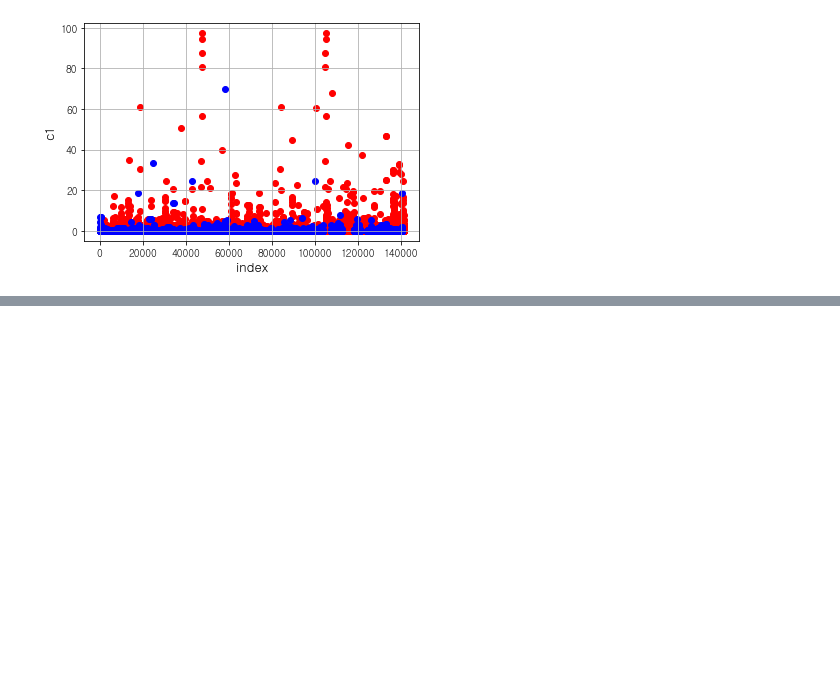
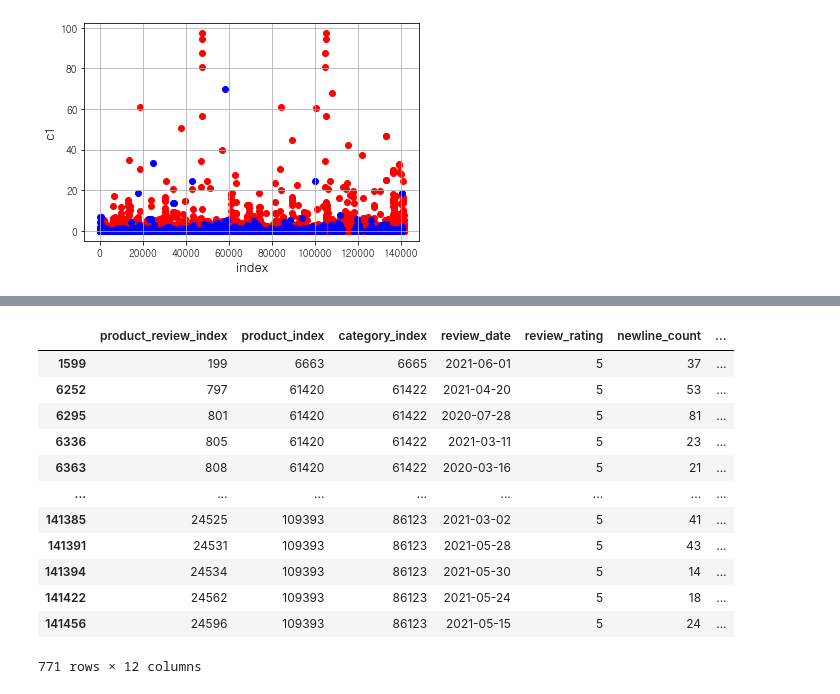
Before and after one commit to LyunJ/CoupangReview, a Jupyter notebook: 감성분석_머신러닝/논리적_근거_시각화.ipynb, the cells around one changed output, grey strips where cells are left out. Drawn from its saved outputs; the diff is of its cells as text; code cells hidden in the pictures; blank space fills up the shorter version.

```diff
--- a/감성분석_머신러닝/논리적_근거_시각화.ipynb
+++ b/감성분석_머신러닝/논리적_근거_시각화.ipynb
@@ -165,0 +244,16 @@ plt.show()
+# %%
+rating_5_spam
+# %% [output]
+|  | product_review_index | product_index | category_index | review_date | review_rating | newline_count | ... |
+| 1599 | 199 | 6663 | 6665 | 2021-06-01 | 5 | 37 | ... |
+| 6252 | 797 | 61420 | 61422 | 2021-04-20 | 5 | 53 | ... |
+| 6295 | 801 | 61420 | 61422 | 2020-07-28 | 5 | 81 | ... |
+| 6336 | 805 | 61420 | 61422 | 2021-03-11 | 5 | 23 | ... |
+| 6363 | 808 | 61420 | 61422 | 2020-03-16 | 5 | 21 | ... |
+| ... | ... | ... | ... | ... | ... | ... | ... |
+| 141385 | 24525 | 109393 | 86123 | 2021-03-02 | 5 | 41 | ... |
+| 141391 | 24531 | 109393 | 86123 | 2021-05-28 | 5 | 43 | ... |
+| 141394 | 24534 | 109393 | 86123 | 2021-05-30 | 5 | 14 | ... |
+| 141422 | 24562 | 109393 | 86123 | 2021-05-24 | 5 | 18 | ... |
+| 141456 | 24596 | 109393 | 86123 | 2021-05-15 | 5 | 24 | ... |
+771 rows × 12 columns
```
Also changed, not shown: parts of 23 cells of this notebook, 1 other file.
